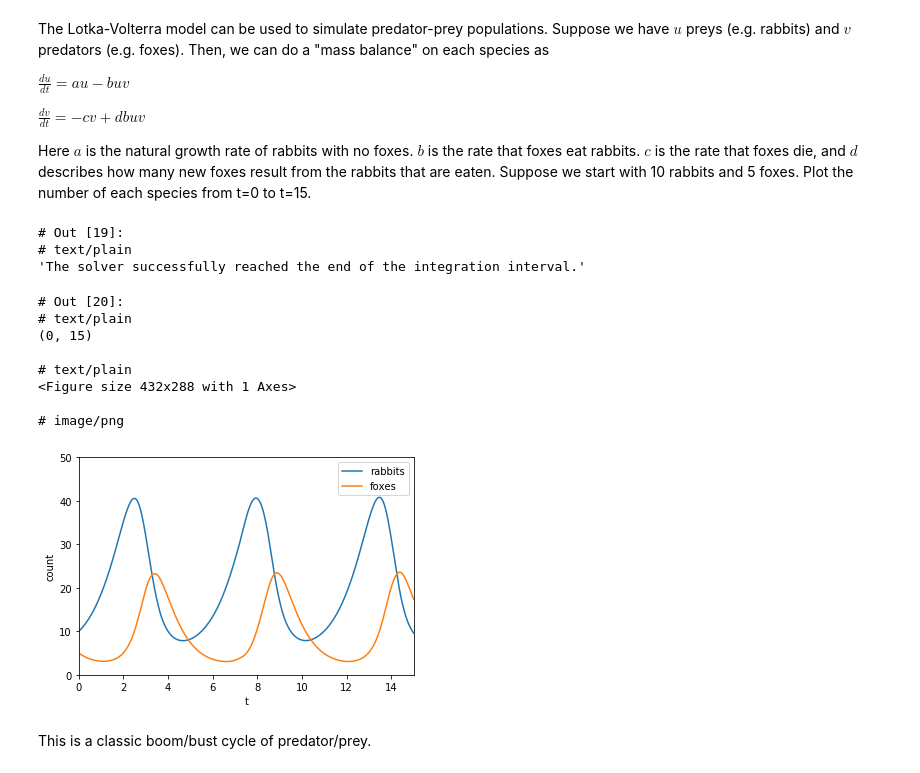
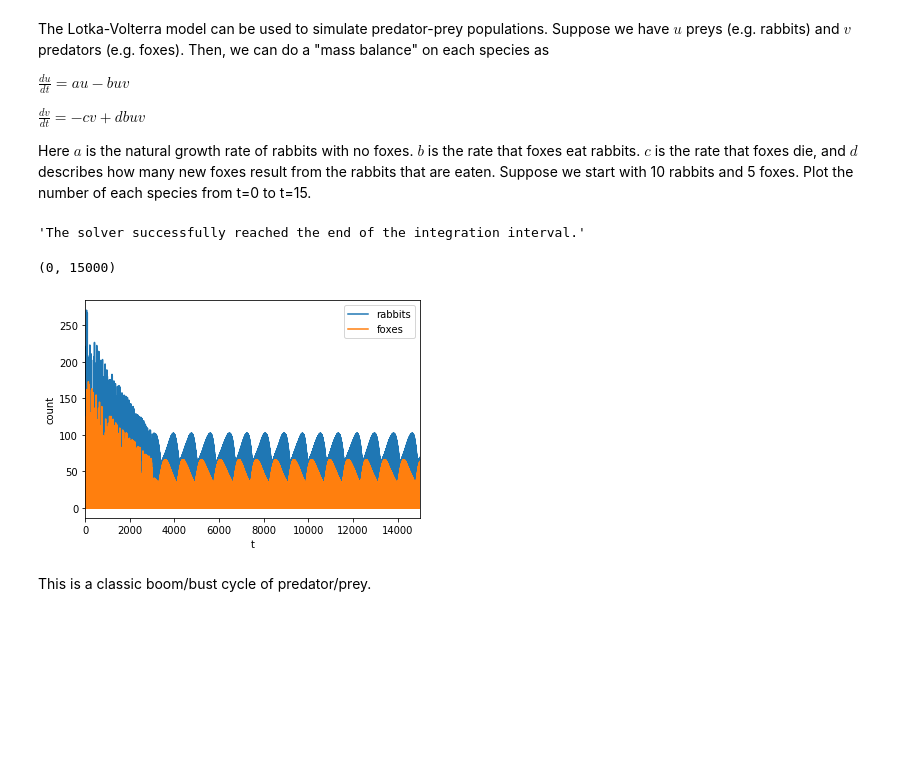
Before and after one commit to jkitchin/f19-06623, a Jupyter notebook: lectures/04-fode-2.ipynb, the cells around one changed output. Saved outputs shown, nothing was run; the diff lists cells and outputs as text; code cells hidden in the pictures; blank space fills up the shorter version.

```diff
--- a/lectures/04-fode-2.ipynb
+++ b/lectures/04-fode-2.ipynb
@@ -338,9 +334,9 @@ b = 0.1
 c = 1.5
 d = 0.75
 
-Y0 = np.array([10, 5])
-tspan = (0, 15)
-teval = np.linspace(*tspan, 1500)
+Y0 = np.array([0.01, 0.01]) # initial conditions
+tspan = (0, 15000) # timespan to integrate over
+teval = np.linspace(*tspan, 15000) # points to evaluate the solution on
 
 def dXdt(t, X):
     rabbits, foxes = X
@@ -348,30 +344,26 @@ def dXdt(t, X):
     dfoxesdt = -c * foxes + d * b * rabbits * foxes
     return np.array([drabbitdt, dfoxesdt])
 
+# hard to read alternative : Please do not do this.
+def ode(t, X):
+    return [a * X[0] - b * X[0]*X[1],
+           -c * X[1] + d * b * X[0]*X[1]]
+
 from scipy.integrate import solve_ivp
 sol = solve_ivp(dXdt, tspan, Y0, t_eval=teval)
 sol.message
 # %% [output]
-# Out [19]:
-# text/plain
 'The solver successfully reached the end of the integration interval.'
 # %%
 plt.plot(sol.t, sol.y.T)
-plt.ylim([0, 50])
+#plt.ylim([0, 50])
 plt.legend(['rabbits', 'foxes'], loc='upper right')
 plt.xlabel('t')
 plt.ylabel('count')
 plt.xlim(tspan)
 # %% [output]
-# Out [20]:
-# text/plain
-(0, 15)
-
-# text/plain
-<Figure size 432x288 with 1 Axes>
-
-# image/png
+(0, 15000)
-[figure, old version]
+[figure, new version]
 # %% [markdown]
 This is a classic boom/bust cycle of predator/prey.
 # %% [markdown]
```
Also changed, not shown: parts of 23 cells of this notebook.
